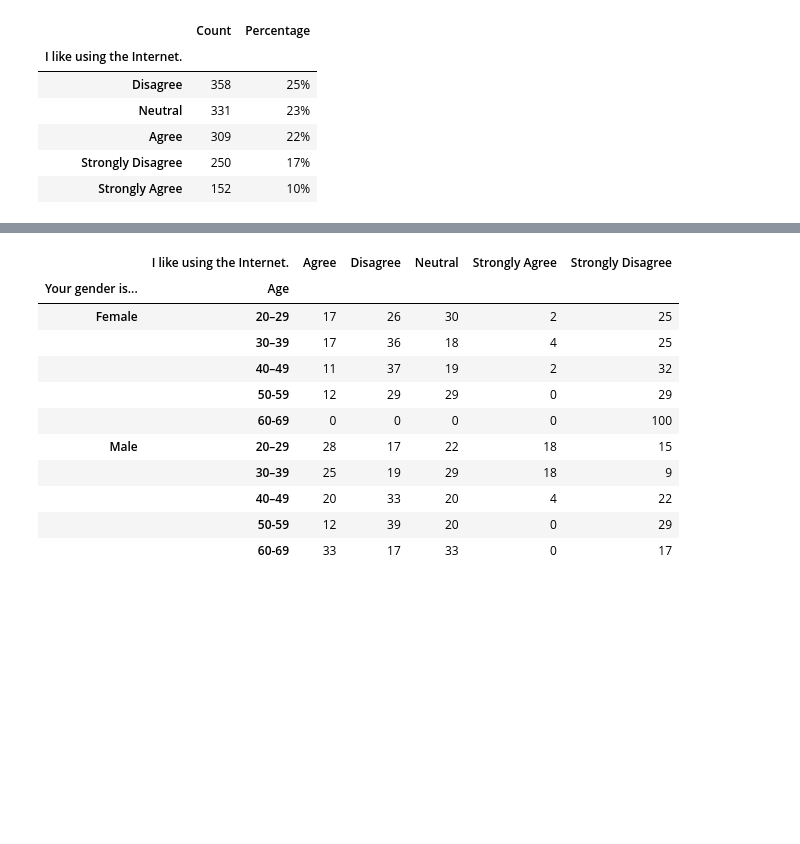
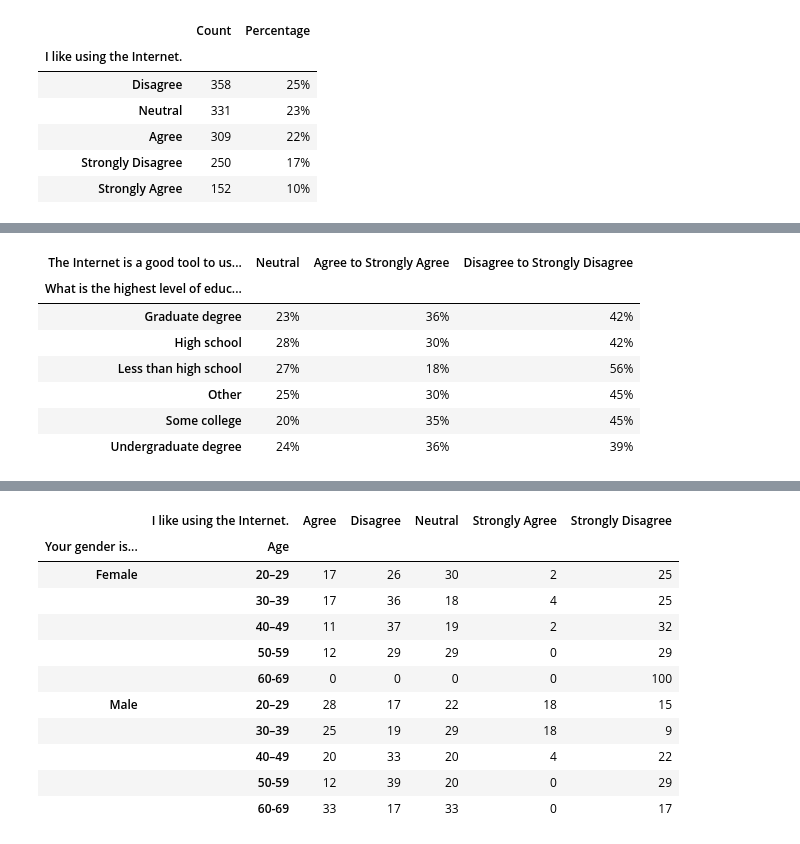
Before and after one commit to irinatenis/online-car-marketplace-survey-analysis, a Jupyter notebook: Analysis.ipynb, the cells around one changed output, grey strips where cells are left out. Drawn from its saved outputs; the diff is of its cells as text; code cells hidden in the pictures; blank space fills up the shorter version.

```diff
--- a/Analysis.ipynb
+++ b/Analysis.ipynb
@@ -489,0 +481,17 @@ Male                                     16%
+# %%
+# Create a function to combine agree and disagree columns
+def combined_columns (df):
+    agree_cols = ['Agree', 'Strongly Agree']
+    disagree_cols = ['Disagree', 'Strongly Disagree']
+    df['Agree to Strongly Agree'] = df[agree_cols].sum(axis=1)
+    df['Disagree to Strongly Disagree'] = df[disagree_cols].sum(axis=1)
+    df_copy = df.drop(columns=agree_cols + disagree_cols).astype(str) + '%'
+    return df_copy
+# %%
+# Create a function to group by education
+def by_educ (df, column):
+    educ_grouped = df.groupby("What is the highest level of education you have completed?")[column].value_counts(normalize=True).mul(100) \
+    .round(0) \
+    .astype(int) \
+    .unstack(fill_value=0)
+    return educ_grouped
@@ -489,0 +510,14 @@ Male                                     16%
+# %%
+# Create a df to see responses about reasearching an automobile purchase online by education
+educ_grouped_rsrch_prchs=by_educ(df,'The Internet is a good tool to use when researching an automobile purchase.')
+educ_grouped_rsrch_prchs_combined=combined_columns (educ_grouped_rsrch_prchs)
+educ_grouped_rsrch_prchs_combined
+# %% [output]
+| The Internet is a good tool to us... | Neutral | Agree to Strongly Agree | Disagree to Strongly Disagree |
+| What is the highest level of educ... |  |  |  |
+| Graduate degree | 23% | 36% | 42% |
+| High school | 28% | 30% | 42% |
+| Less than high school | 27% | 18% | 56% |
+| Other | 25% | 30% | 45% |
+| Some college | 20% | 35% | 45% |
+| Undergraduate degree | 24% | 36% | 39% |
```
Also changed, not shown: parts of 17 cells of this notebook, 1 other file.
